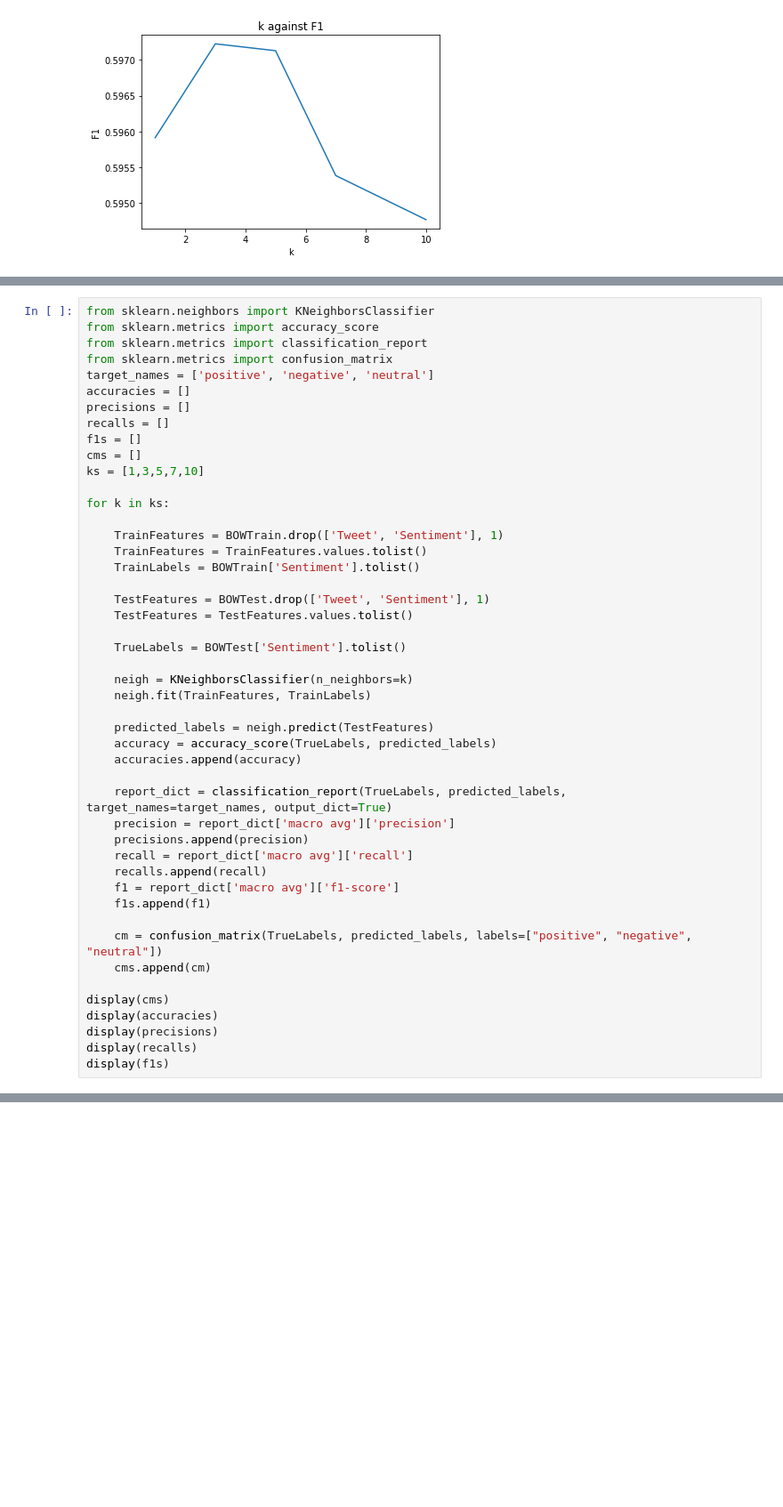
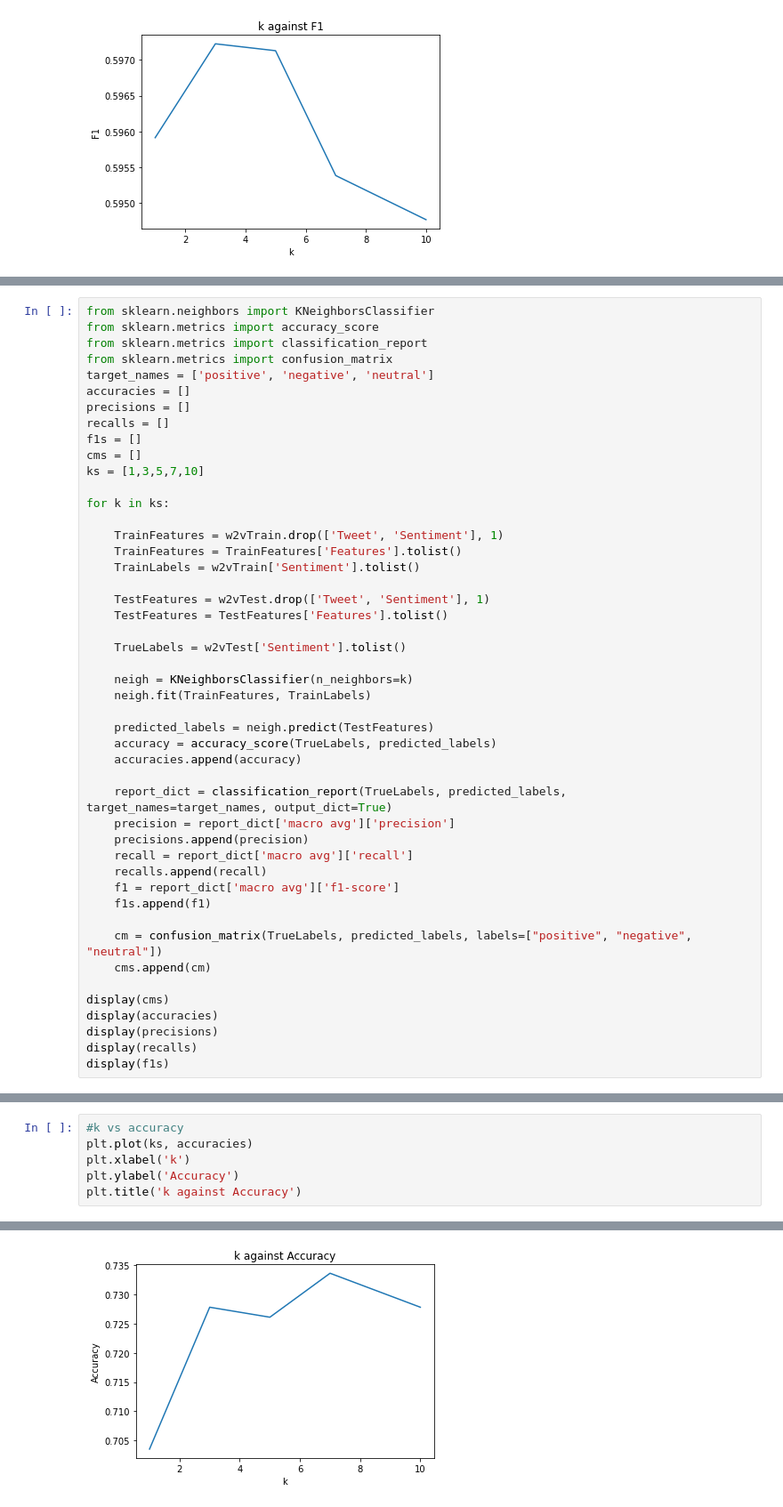
Before and after one commit to MuhammadMahad/KNN-model-for-predicting-airline-tweet-sentiment, a Jupyter notebook: 21100066.ipynb, the cells around one changed output, grey strips where cells are left out. Shown: that part at 89% size. Cells and saved outputs as stored; diff of their text form; blank space fills up the shorter version.

```diff
--- a/21100066.ipynb
+++ b/21100066.ipynb
@@ -986,14 +1004,14 @@ ks = [1,3,5,7,10]
 
 for k in ks:
 
-    TrainFeatures = BOWTrain.drop(['Tweet', 'Sentiment'], 1)
-    TrainFeatures = TrainFeatures.values.tolist()
-    TrainLabels = BOWTrain['Sentiment'].tolist()
+    TrainFeatures = w2vTrain.drop(['Tweet', 'Sentiment'], 1)
+    TrainFeatures = TrainFeatures['Features'].tolist()
+    TrainLabels = w2vTrain['Sentiment'].tolist()
 
-    TestFeatures = BOWTest.drop(['Tweet', 'Sentiment'], 1)
-    TestFeatures = TestFeatures.values.tolist()
+    TestFeatures = w2vTest.drop(['Tweet', 'Sentiment'], 1)
+    TestFeatures = TestFeatures['Features'].tolist()
 
-    TrueLabels = BOWTest['Sentiment'].tolist()
+    TrueLabels = w2vTest['Sentiment'].tolist()
 
     neigh = KNeighborsClassifier(n_neighbors=k)
     neigh.fit(TrainFeatures, TrainLabels)
@@ -1020,0 +1075,7 @@ display(f1s)
+# %%
+#k vs accuracy
+plt.plot(ks, accuracies)
+plt.xlabel('k')
+plt.ylabel('Accuracy')
+plt.title('k against Accuracy')
+# %% [output]
@@ -1020,0 +1083 @@ display(f1s)
+[figure, added]
```
Also changed, not shown: parts of 6 cells of this notebook.
